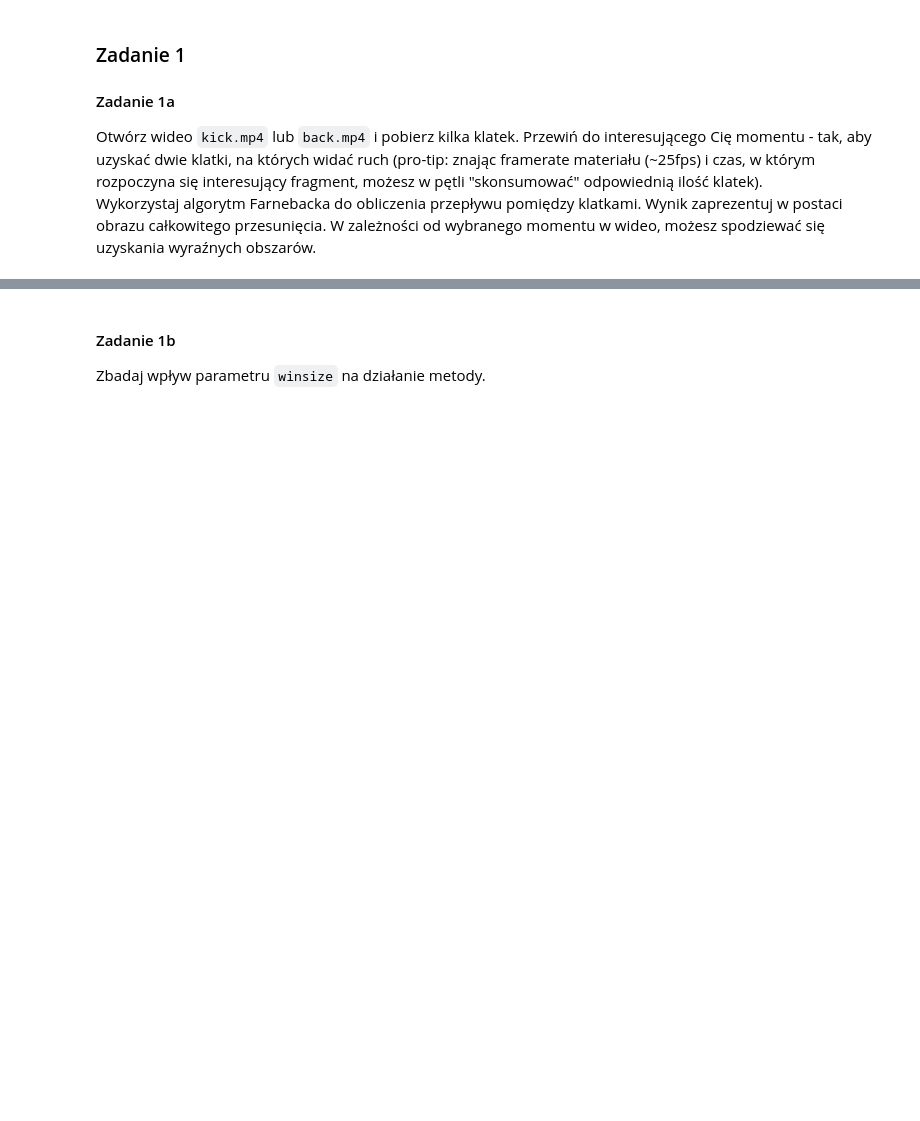
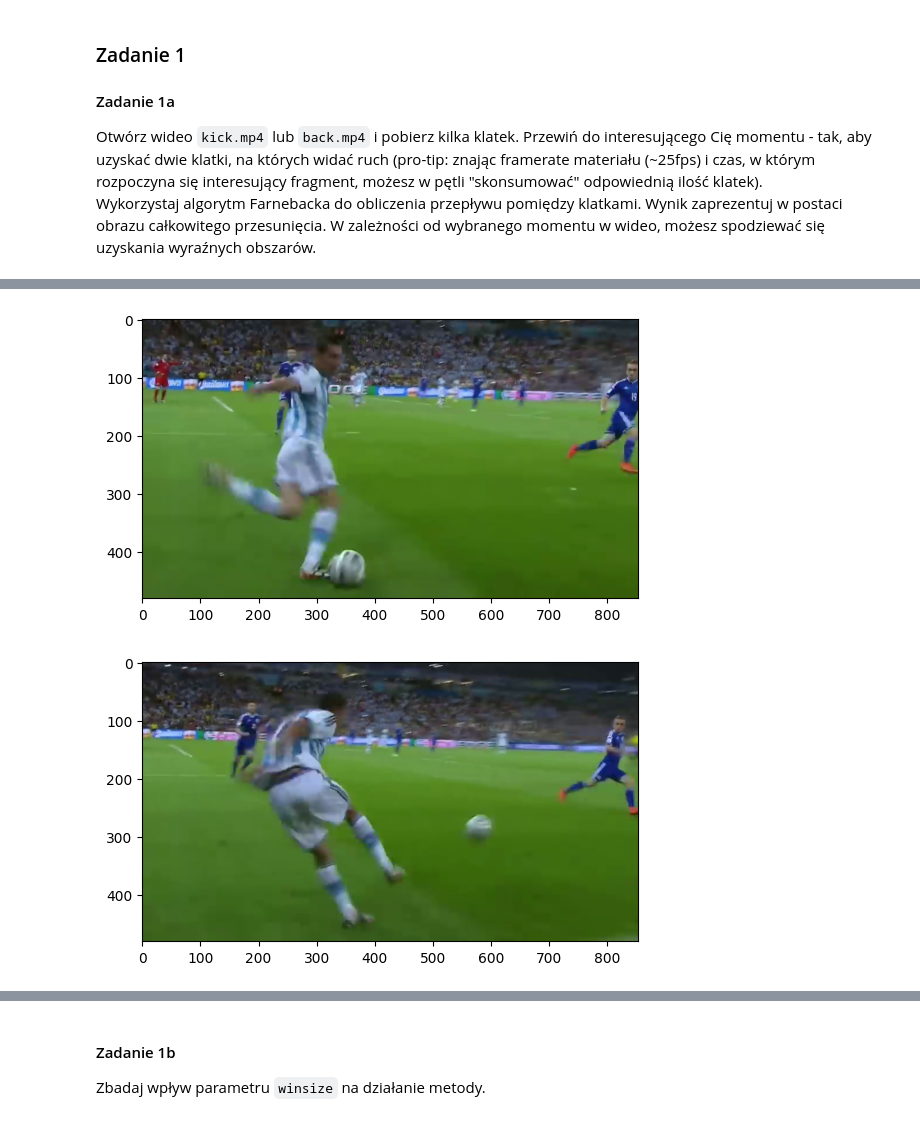
Before and after one commit to Robertpawelh/AiPOiW, a Jupyter notebook: Lab7/Lab7.1_zadanie.ipynb, the cells around one changed output, grey strips where cells are left out. Drawn from its saved outputs; the diff is of its cells as text; code cells hidden in the pictures; blank space fills up the shorter version.

```diff
--- a/Lab7/Lab7.1_zadanie.ipynb
+++ b/Lab7/Lab7.1_zadanie.ipynb
@@ -49,0 +111,29 @@ Wykorzystaj algorytm Farnebacka do obliczenia przepływu pomiędzy klatkami. Wyn
+# %%
+def skip_frames(video, seconds_to_skip, frame_rate):
+    for _ in range(int(seconds_to_skip * frame_rate)):
+        r, frame = video.read()
+        if not r:
+            break
+
+    return video
+
+def get_frames(filepath, start_frame_second, seconds_to_skip, frame_rate=25):
+    vid = cv2.VideoCapture(filepath)
+    vid = skip_frames(vid, start_frame_second, frame_rate)
+    r, frame = vid.read()
+    frames = [frame]
+    vid = skip_frames(vid, seconds_to_skip, frame_rate)
+
+    r, frame = vid.read()
+    frames.append(frame)
+
+    vid.release()
+
+    return frames
+
+frames = get_frames('Data/back.mp4', start_frame_second=1.1, seconds_to_skip=0.2, frame_rate=25)
+plt.imshow(frames[0][..., ::-1])
+plt.show()
+plt.imshow(frames[1][..., ::-1])
+plt.show()
+# %% [output]
@@ -49,0 +142,2 @@ Wykorzystaj algorytm Farnebacka do obliczenia przepływu pomiędzy klatkami. Wyn
+[figure, added]
+[figure, added]
```
Also changed, not shown: parts of 8 cells of this notebook, 1 other file.
